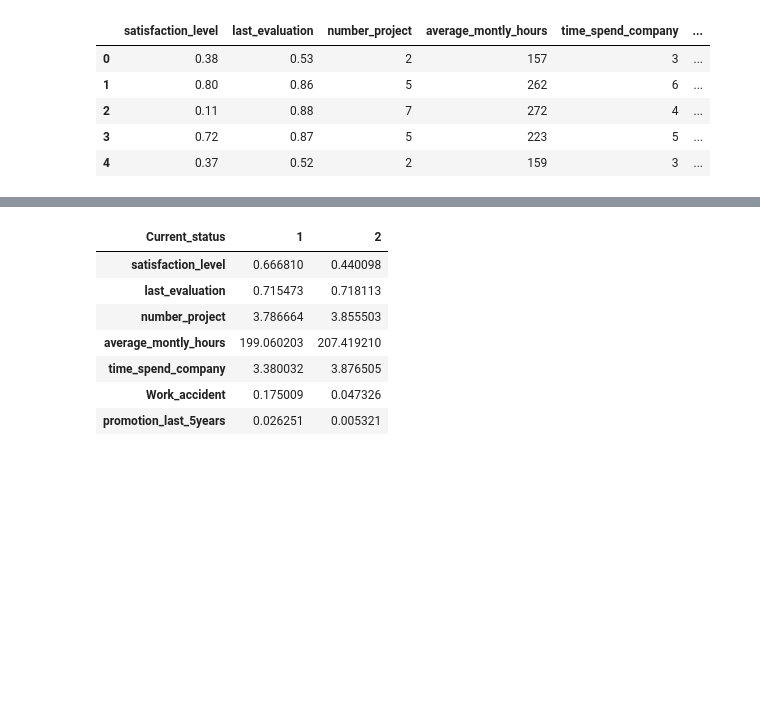
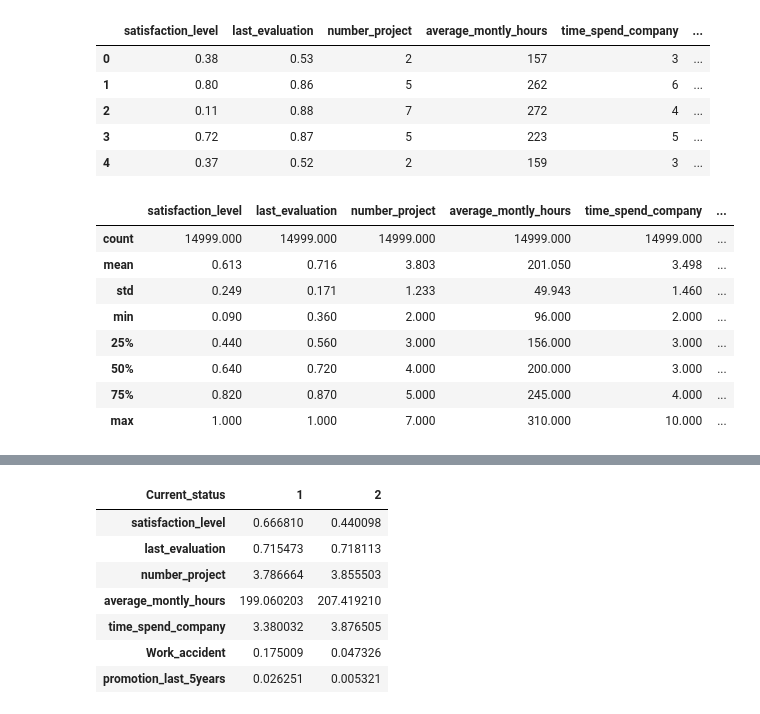
Before and after one commit to shanCH3n/Project1-DAbootcamp-Grp2, a Jupyter notebook: 01_Data/HRcomma_clean.ipynb, the cells around one changed output, grey strips where cells are left out. Cells and saved outputs as stored; diff of their text form; code cells hidden in the pictures; blank space fills up the shorter version.

```diff
--- a/01_Data/HRcomma_clean.ipynb
+++ b/01_Data/HRcomma_clean.ipynb
@@ -104,3 +105,15 @@ df_HR.head()
 | 2 | 0.11 | 0.88 | 7 | 272 | 4 | ... |
 | 3 | 0.72 | 0.87 | 5 | 223 | 5 | ... |
 | 4 | 0.37 | 0.52 | 2 | 159 | 3 | ... |
+# %%
+df_HR.describe().round(3)
+# %% [output]
+|  | satisfaction_level | last_evaluation | number_project | average_montly_hours | time_spend_company | ... |
+| count | 14999.000 | 14999.000 | 14999.000 | 14999.000 | 14999.000 | ... |
+| mean | 0.613 | 0.716 | 3.803 | 201.050 | 3.498 | ... |
+| std | 0.249 | 0.171 | 1.233 | 49.943 | 1.460 | ... |
+| min | 0.090 | 0.360 | 2.000 | 96.000 | 2.000 | ... |
+| 25% | 0.440 | 0.560 | 3.000 | 156.000 | 3.000 | ... |
+| 50% | 0.640 | 0.720 | 4.000 | 200.000 | 3.000 | ... |
+| 75% | 0.820 | 0.870 | 5.000 | 245.000 | 4.000 | ... |
+| max | 1.000 | 1.000 | 7.000 | 310.000 | 10.000 | ... |
```
Also changed, not shown: parts of 12 cells of this notebook.
